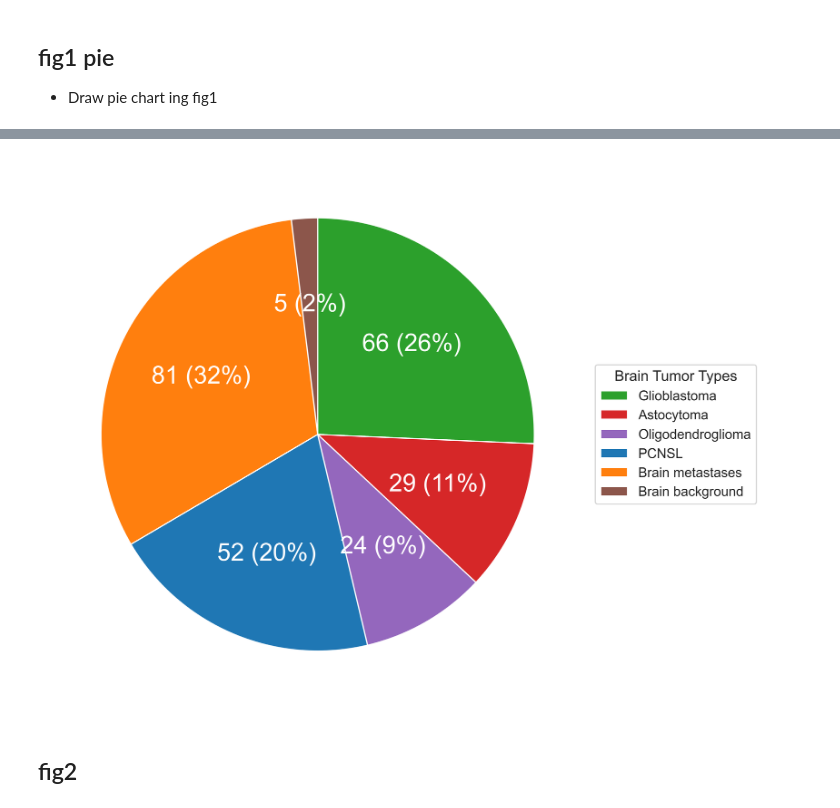
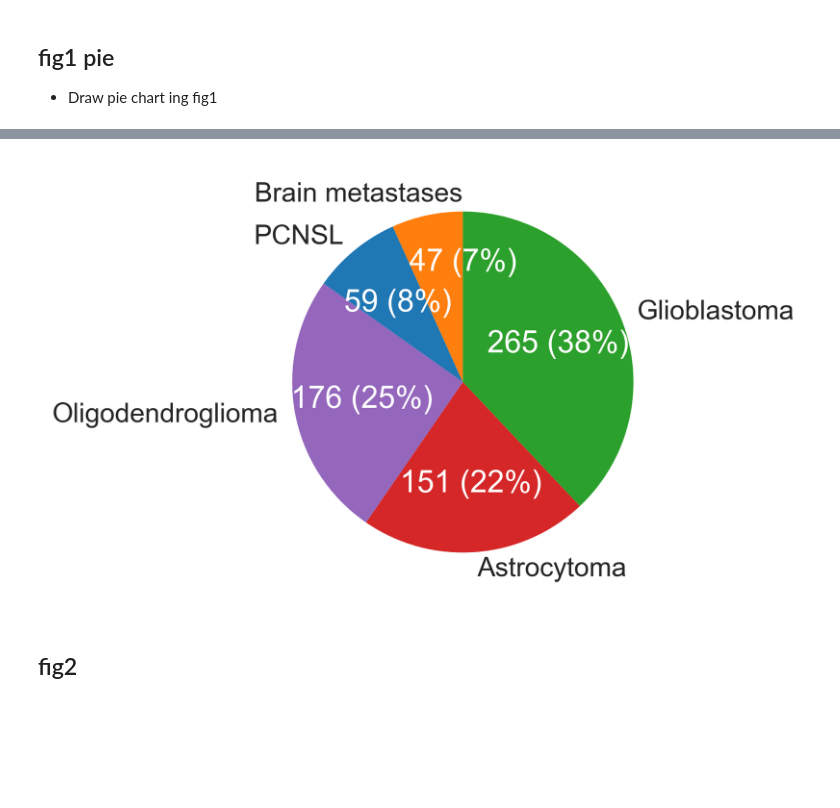
Before and after one commit to endaaman/bt, a Jupyter notebook: notes/note_dataset.ipynb, the cells around one changed output, grey strips where cells are left out. Saved outputs shown, nothing was run; the diff lists cells and outputs as text; code cells hidden in the pictures; blank space fills up the shorter version.

```diff
--- a/notes/note_dataset.ipynb
+++ b/notes/note_dataset.ipynb
@@ -51,47 +106,56 @@ now working /home/ken/src/github.com/endaaman/bt
 # %%
 data = {
-    'Glioblastoma': 66,
-    'Astocytoma': 29,
-    'Oligodendroglioma': 24,
-    'PCNSL': 52,
-    'Brain metastases': 81,
-    'Brain background': 5,
+    'Glioblastoma': 265,
+    'Astrocytoma': 151,
+    'Oligodendroglioma': 176,
+    'PCNSL': 59,
+    'Brain metastases': 47,
+    'Brain background': 0,
 }
-
-colors = [
-    sns.color_palette()[2],
-    sns.color_palette()[3],
-    sns.color_palette()[4],
-    sns.color_palette()[0],
-    sns.color_palette()[1],
-    sns.color_palette()[5],
-]
-
-
 
 labels = list(data.keys())
 counts = list(data.values())
 total = sum(counts)
 
-plt.figure(figsize=(12, 8))
+# 凡例用のラベルを作成（数値と割合を含める）
+legend_labels = [
+    f'{label}: {count} ({round(count/total*100)}%)'
+    for label, count in data.items()
+]
+
+
+plt.figure(figsize=(6, 4))
 wedges, texts, autotexts = plt.pie(
     counts,
-    labels=None,
-    # labels=labels,
-    autopct=lambda p: f'{round(p*total/100)} ({round(p)}%)',
     startangle=90,
     counterclock=False,
-    colors=colors
+    colors=colors,
+
+    # labels=None,
+    labels=labels,
+    # labeldistance=1.1,
+
+    autopct=lambda p: f'{round(p*total/100)} ({round(p)}%)',
+    # pctdistance=0.8,
+    wedgeprops={'width': 1, 'edgecolor': 'white', 'linewidth': 0},
 )
 
+# B: hide
+autotexts[-1].set_visible(False)
+texts[-1].set_visible(False)
+
+# M: move upper
+texts[-2].set_position((0, 1.1))
+autotexts[-2].set_position((0.0, 0.7))
+
 for text in autotexts:
-    text.set_fontsize(20)
+    text.set_fontsize(16)
     text.set_color('white')
-plt.legend(wedges, labels, title="Brain Tumor Types", loc="center left", bbox_to_anchor=(1, 0, 0.5, 1))
-plt.savefig("out/figs/dataset_pie.png", format="png", dpi=300)
+
+plt.savefig('out/figs/fig1/dataset_pie_ebrains.png', format='png')
 plt.show()
 # %% [output]
-[figure, old version]
+[figure, new version]
 # %% [markdown]
 ## fig2
 # %%
```
Also changed, not shown: parts of 3 cells of this notebook, 4 other files.
